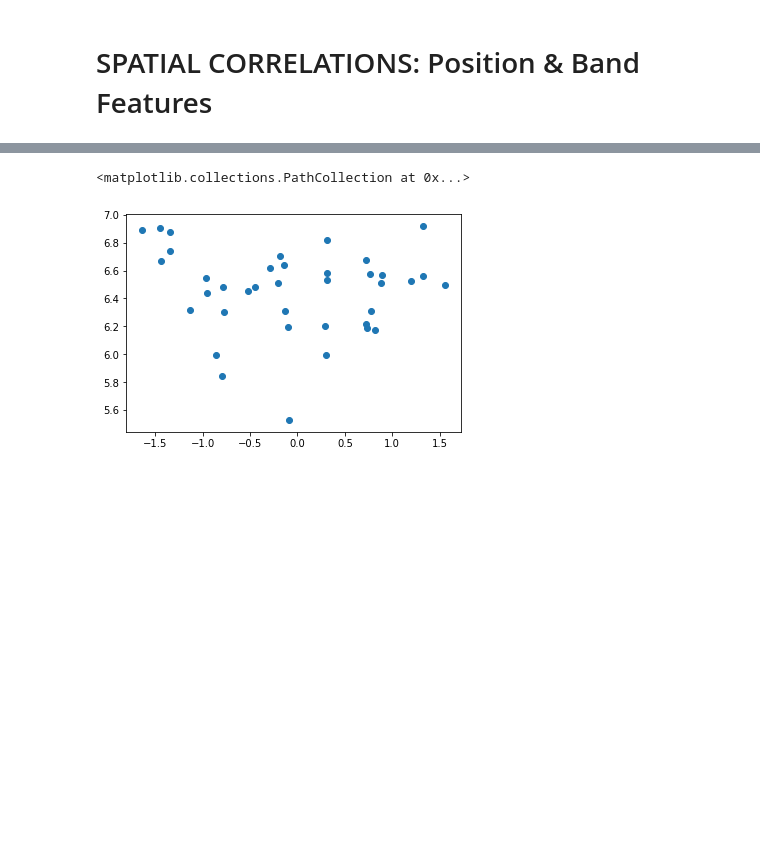
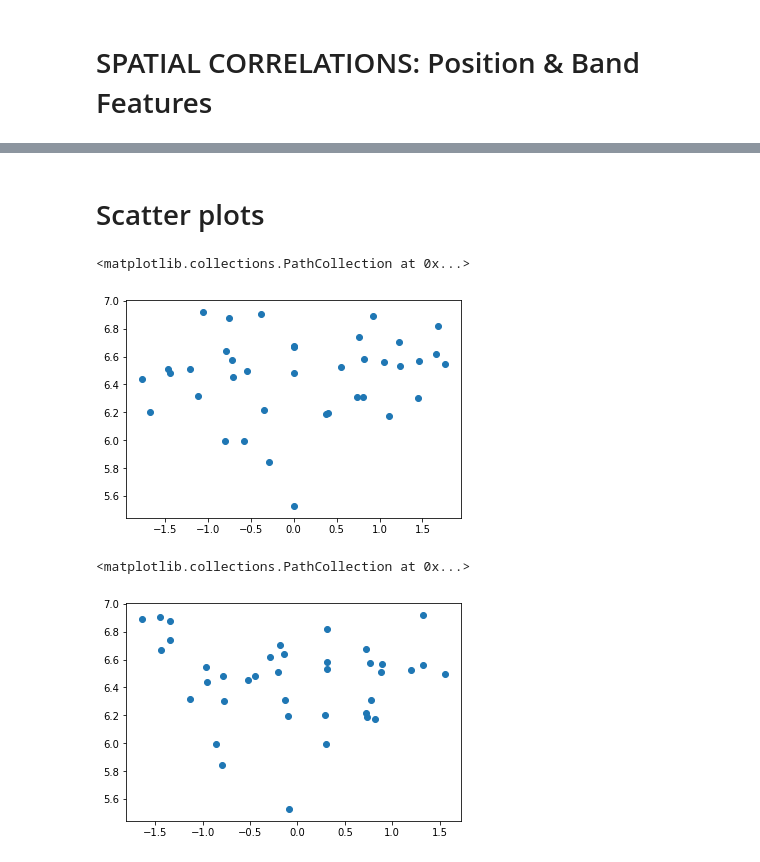
Before and after one commit to voytekresearch/EEGMapping, a Jupyter notebook: GroupAnalysis.ipynb, the cells around one changed output, grey strips where cells are left out. Drawn from its saved outputs; the diff is of its cells as text; code cells hidden in the pictures; blank space fills up the shorter version.

Commit message:
group analysis update

```diff
--- a/GroupAnalysis.ipynb
+++ b/GroupAnalysis.ipynb
@@ -42,5 +43,5 @@ from fooof import FOOOFGroup
 # %%
-save_path = '/Users/luyandamdanda/Research/Results'
+save_path = 'C:\\Users\\abc\\EEG-MNE\\'
 chan_dat = 'channel_dat.txt'
 
 chan_file = os.path.join(save_path, chan_dat)
@@ -83,11 +59,18 @@ flattened_beta = np.nanmean(beta_data, axis=2)
 flattened_misc = np.nanmean(misc_data, axis=2)
 # %%
 # Settings - put stuff here
-bands = {
+group_bands = {
     'theta' : flattened_theta,
     'alpha' : flattened_alpha,
     'beta' : flattened_beta,
     'misc' : flattened_misc,
+}
+
+subject_bands = {
+    'theta' : theta_data,
+    'alpha' : alpha_data,
+    'beta' : beta_data,
+    'misc' : misc_data
 }
 # feature 0:cfs 1:amps 2:bws
 features = {
@@ -149,4 +130,4 @@ cb = mpl.colorbar.ColorbarBase(plt.gca(), cmap=cmap, norm=norm, orientation='ver
 # Check: left -> right
 # Check: Medial -> lateral
 # %%
-dat = bands[band][:,features[feature]]
+dat = group_bands[band][:,features[feature]]
@@ -153 +150,9 @@ dat = bands[band][:,features[feature]]
+# %% [markdown]
+# Scatter plots
+# %%
+plt.scatter(pos[:, 0], dat)
+# left to right
+# %% [output]
+<matplotlib.collections.PathCollection at 0x...>
+[figure, added]
 # %%
```
Also changed, not shown: parts of 33 cells of this notebook, 3 other files.
